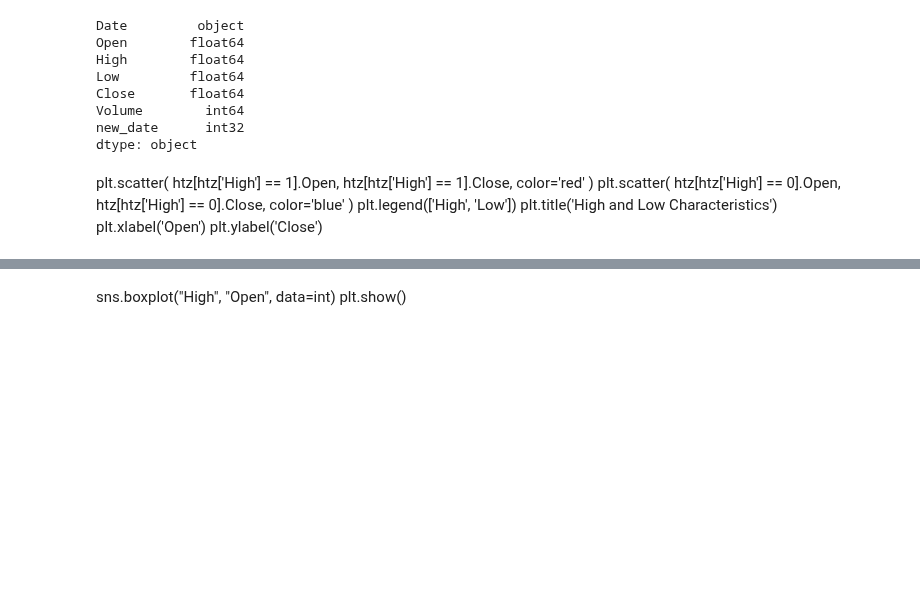
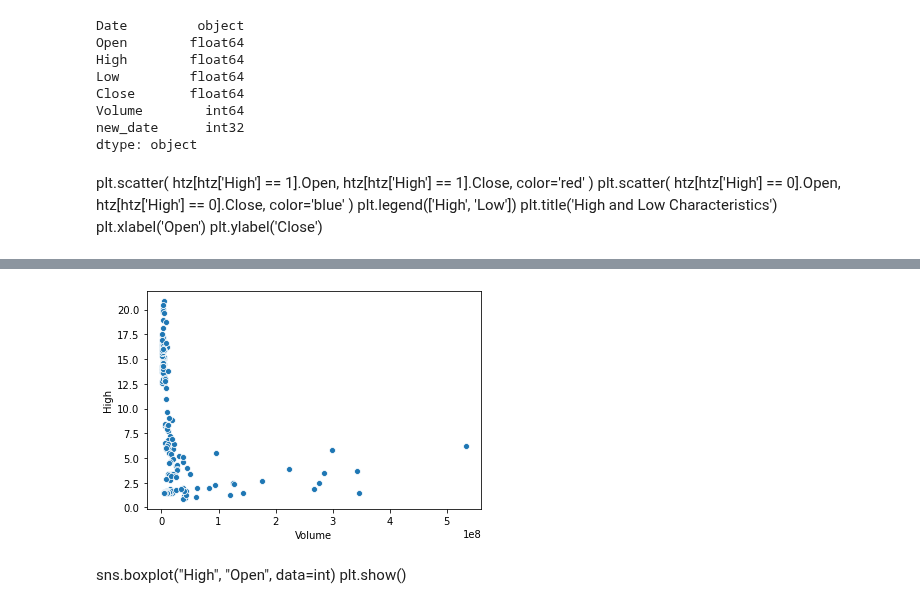
Before and after one commit to Gaukhar-ai/for_my_Thinkful_work, a Jupyter notebook: assignments/KNN__HTZ_price_prediction/HTZ_price_prediction_KNN_algorithm.ipynb, the cells around one changed output, grey strips where cells are left out. Cells and saved outputs as stored; diff of their text form; code cells hidden in the pictures; blank space fills up the shorter version.

```diff
--- a/assignments/KNN__HTZ_price_prediction/HTZ_price_prediction_KNN_algorithm.ipynb
+++ b/assignments/KNN__HTZ_price_prediction/HTZ_price_prediction_KNN_algorithm.ipynb
@@ -150,0 +179,5 @@ plt.show()
+# %%
+sns.scatterplot('Volume', "High", data=htz)
+plt.show()
+# %% [output]
+[figure, added]
```
Also changed, not shown: parts of 18 cells of this notebook, 5 other files.
